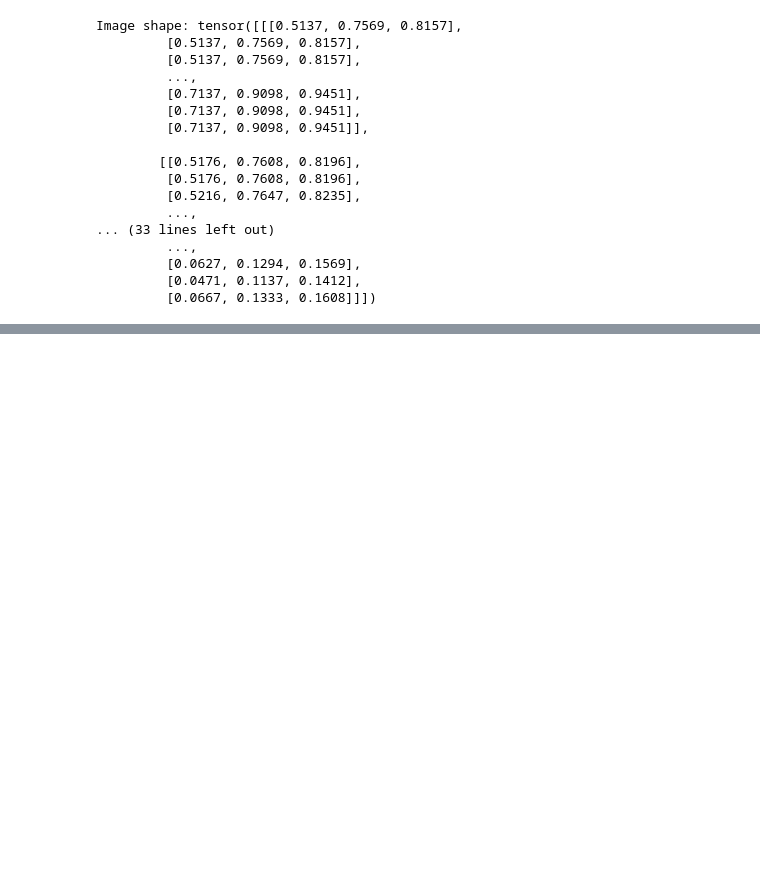
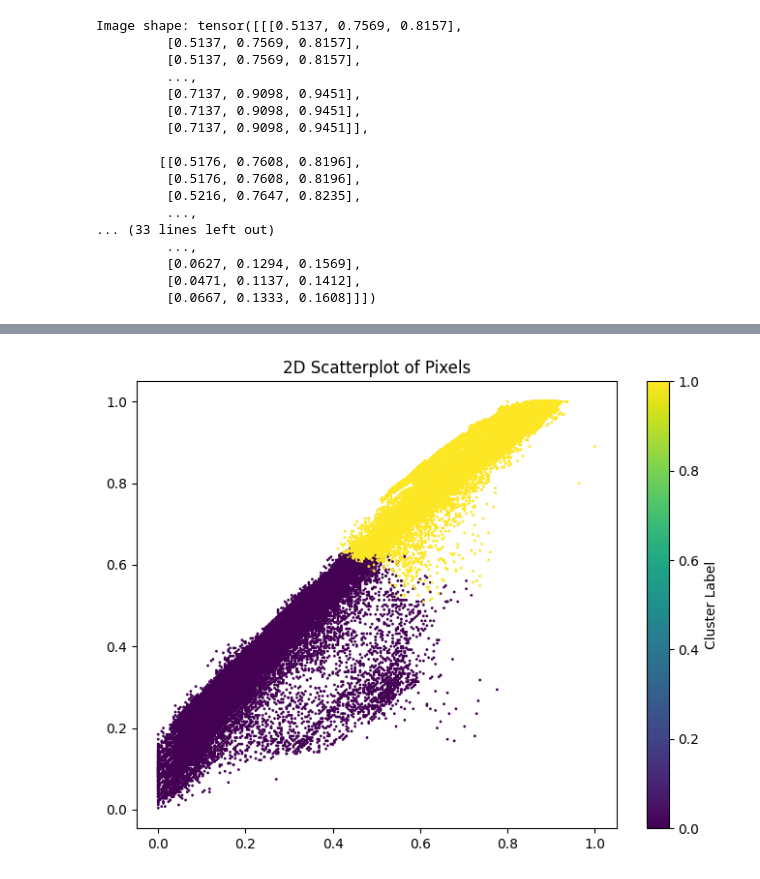
Before and after one commit to sriramadhenu/subject-isolation, a Jupyter notebook: k-means-clustering.ipynb, the cells around one changed output, grey strips where cells are left out. Drawn from its saved outputs; the diff is of its cells as text; code cells hidden in the pictures; blank space fills up the shorter version.

```diff
--- a/k-means-clustering.ipynb
+++ b/k-means-clustering.ipynb
@@ -131,15 +99,0 @@ Image shape: tensor([[0.5137, 0.7569, 0.8157],
-# %%
-train_pixels = []
-val_pixels = []
-
-def pixels(dataset):
-    pixels = []
-    for image, _ in dataset:
-        image_perumated = image.permute(1, 2, 0)
-        image_reshaped = image_perumated.reshape(-1, 3)
-        pixels.append(image_reshaped)
-    return pixels
-
-train_pixels = pixels(train_dataset)
-val_pixels = pixels(val_dataset)
-print(train_pixels[1])
@@ -225,0 +232,9 @@ ValueError: Buffer dtype mismatch, expected 'const float' but got 'double'
+# %%
+#make the visualizations for the clusters
+plt.figure(figsize=(8, 6))
+plt.scatter(image_pixels[:, 0], image_pixels[:, 1], c=labels, cmap='viridis', s=1)
+plt.title("2D Scatterplot of Pixels")
+plt.colorbar(label="Cluster Label")
+plt.show()
+# %% [output]
+[figure, added]
```
Also changed, not shown: parts of 10 cells of this notebook.
